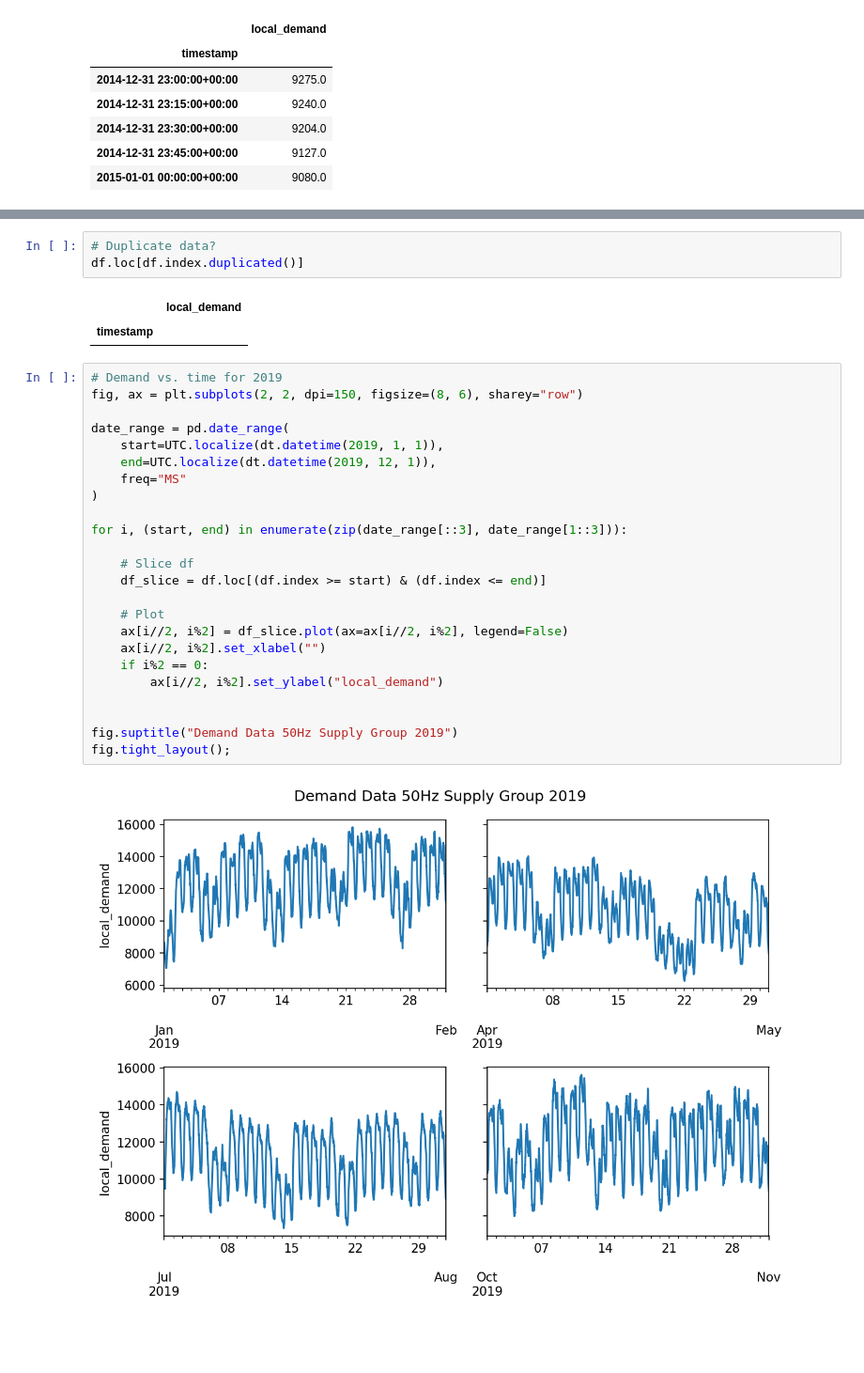
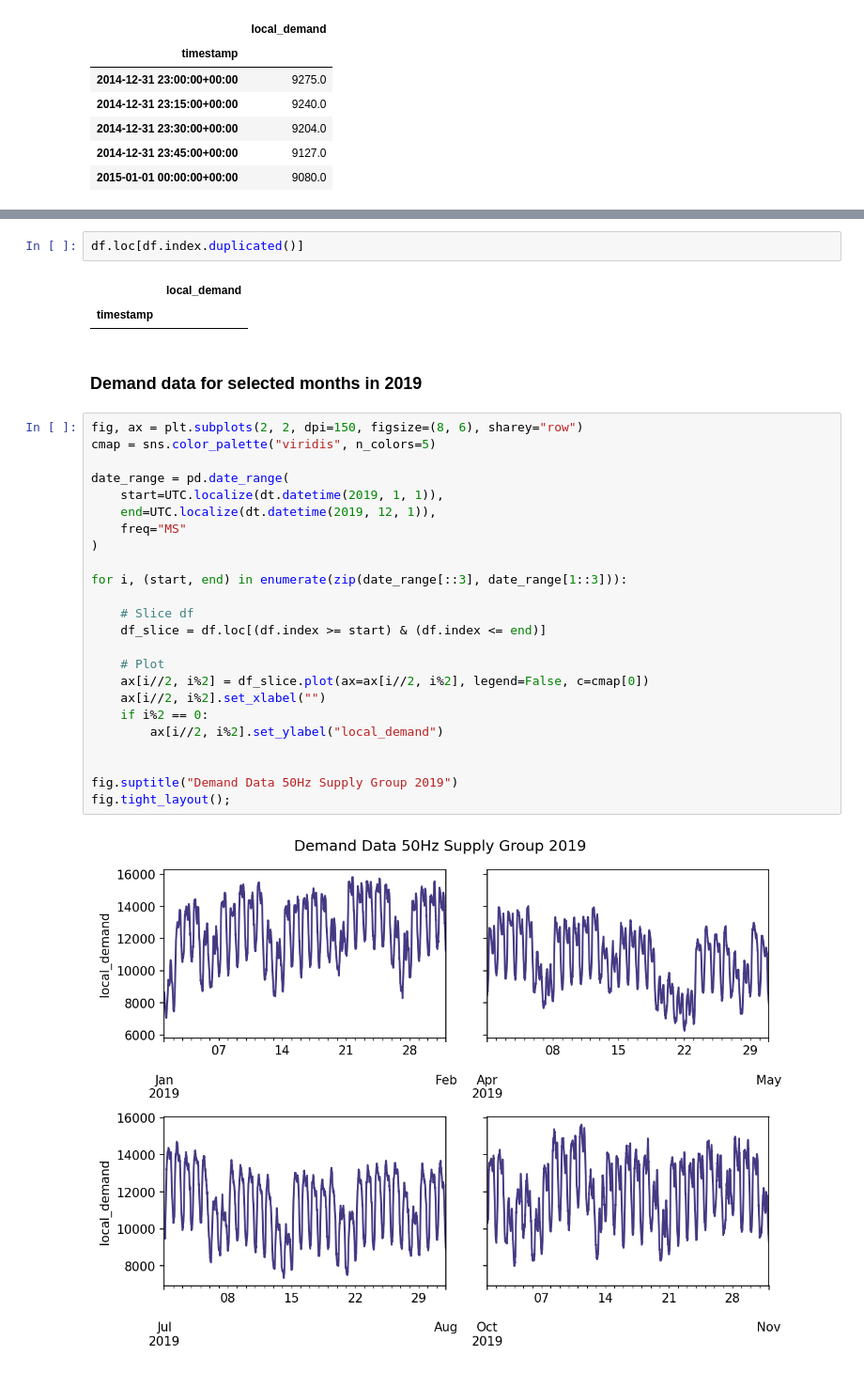
Before and after one commit to lmalms/german-power-grid, a Jupyter notebook: notebooks/exploratory_data_analysis.ipynb, the cells around one changed output, grey strips where cells are left out. Shown: that part at 94% size. Drawn from its saved outputs; the diff is of its cells as text; blank space fills up the shorter version.

```diff
--- a/notebooks/exploratory_data_analysis.ipynb
+++ b/notebooks/exploratory_data_analysis.ipynb
@@ -82,32 +84,33 @@ dtype: bool
 # %%
-# Duplicate data?
 df.loc[df.index.duplicated()]
 # %% [output]
 |  | local_demand |
 | timestamp |  |
+# %% [markdown]
+### Demand data for selected months in 2019
 # %%
-# Demand vs. time for 2019
 fig, ax = plt.subplots(2, 2, dpi=150, figsize=(8, 6), sharey="row")
+cmap = sns.color_palette("viridis", n_colors=5)
 
 date_range = pd.date_range(
     start=UTC.localize(dt.datetime(2019, 1, 1)),
     end=UTC.localize(dt.datetime(2019, 12, 1)),
     freq="MS"
 )
 
 for i, (start, end) in enumerate(zip(date_range[::3], date_range[1::3])):
 
     # Slice df
     df_slice = df.loc[(df.index >= start) & (df.index <= end)]
 
     # Plot
-    ax[i//2, i%2] = df_slice.plot(ax=ax[i//2, i%2], legend=False)
+    ax[i//2, i%2] = df_slice.plot(ax=ax[i//2, i%2], legend=False, c=cmap[0])
     ax[i//2, i%2].set_xlabel("")
     if i%2 == 0:
         ax[i//2, i%2].set_ylabel("local_demand")
 
 
 fig.suptitle("Demand Data 50Hz Supply Group 2019")
 fig.tight_layout();
 # %% [output]
-[figure, old version]
+[figure, new version]
```
Also changed, not shown: parts of 16 cells of this notebook.
